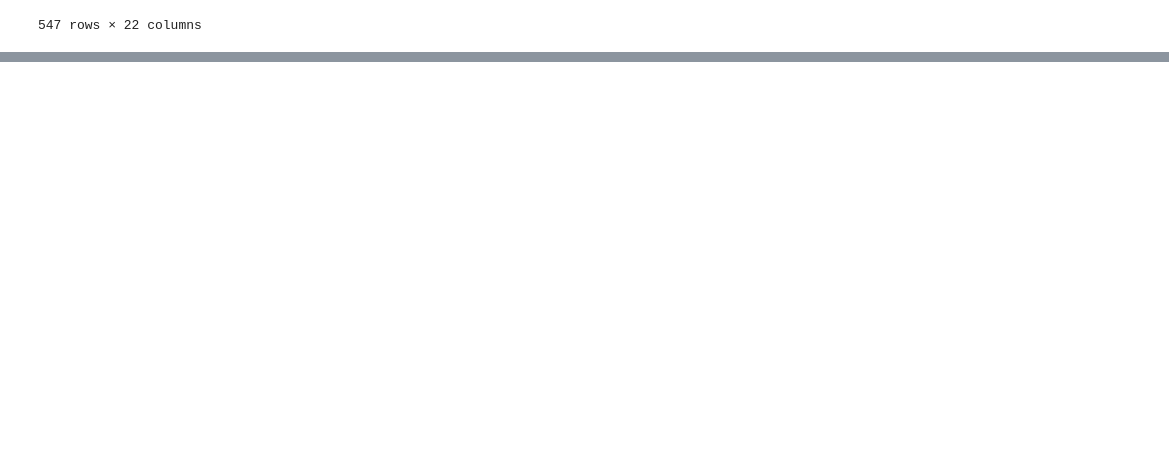
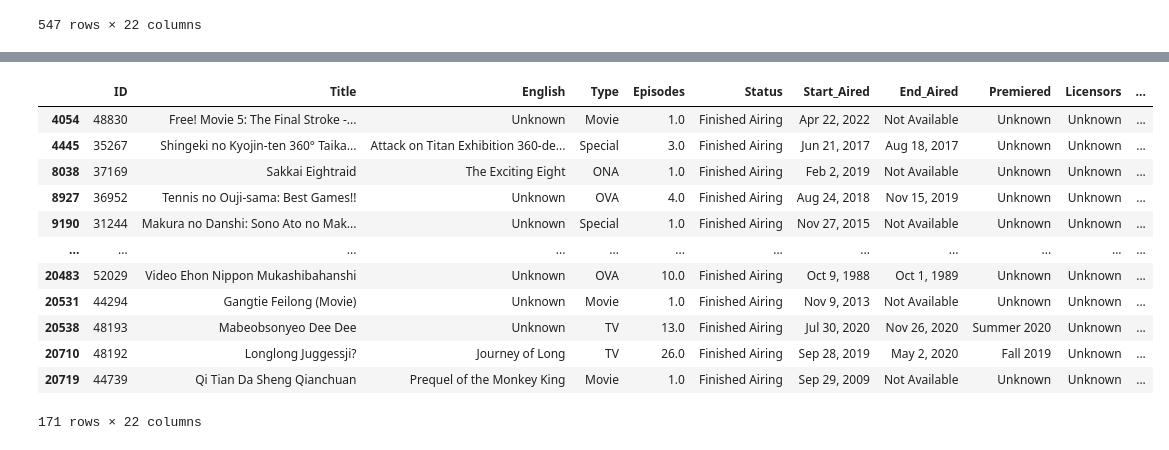
Before and after one commit to Robeliom15/Anime_Top_Ten, a Jupyter notebook: cleaning.ipynb, the cells around one changed output, grey strips where cells are left out. Saved outputs shown, nothing was run; the diff lists cells and outputs as text; code cells hidden in the pictures; blank space fills up the shorter version.

```diff
--- a/cleaning.ipynb
+++ b/cleaning.ipynb
@@ -112,9 +120,12 @@ a2.loc[a2.loc[:, "Episodes"].isna(), :]
 547 rows × 22 columns
 # %%
 a2.drop(
-    a2[(a2["Status"] == "Not yet aired")
-    &
-    (a2["Status"] == "Currently Airing")
+    a2[a2['Status'] == "Not yet aired"
     ].index, inplace=True
     )
+# %%
+a2.drop(
+    a2[a2['Status'] == "Currently Airing"
+    ].index, inplace=True
+    )
 # %%
@@ -149,0 +167,2 @@ dtype: int64
+# %%
+a2 = a2.dropna(subset=['Episodes'])
@@ -149,0 +189,16 @@ dtype: int64
+# %%
+a2.loc[a2.loc[:, "Duration_Minutes"].isna(), :]
+# %% [output]
+|  | ID | Title | English | Type | Episodes | Status | Start_Aired | End_Aired | Premiered | Licensors | ... |
+| 4054 | 48830 | Free! Movie 5: The Final Stroke -... | Unknown | Movie | 1.0 | Finished Airing | Apr 22, 2022 | Not Available | Unknown | Unknown | ... |
+| 4445 | 35267 | Shingeki no Kyojin-ten 360° Taika... | Attack on Titan Exhibition 360-de... | Special | 3.0 | Finished Airing | Jun 21, 2017 | Aug 18, 2017 | Unknown | Unknown | ... |
+| 8038 | 37169 | Sakkai Eightraid | The Exciting Eight | ONA | 1.0 | Finished Airing | Feb 2, 2019 | Not Available | Unknown | Unknown | ... |
+| 8927 | 36952 | Tennis no Ouji-sama: Best Games!! | Unknown | OVA | 4.0 | Finished Airing | Aug 24, 2018 | Nov 15, 2019 | Unknown | Unknown | ... |
+| 9190 | 31244 | Makura no Danshi: Sono Ato no Mak... | Unknown | Special | 1.0 | Finished Airing | Nov 27, 2015 | Not Available | Unknown | Unknown | ... |
+| ... | ... | ... | ... | ... | ... | ... | ... | ... | ... | ... | ... |
+| 20483 | 52029 | Video Ehon Nippon Mukashibahanshi | Unknown | OVA | 10.0 | Finished Airing | Oct 9, 1988 | Oct 1, 1989 | Unknown | Unknown | ... |
+| 20531 | 44294 | Gangtie Feilong (Movie) | Unknown | Movie | 1.0 | Finished Airing | Nov 9, 2013 | Not Available | Unknown | Unknown | ... |
+| 20538 | 48193 | Mabeobsonyeo Dee Dee | Unknown | TV | 13.0 | Finished Airing | Jul 30, 2020 | Nov 26, 2020 | Summer 2020 | Unknown | ... |
+| 20710 | 48192 | Longlong Juggessji? | Journey of Long | TV | 26.0 | Finished Airing | Sep 28, 2019 | May 2, 2020 | Fall 2019 | Unknown | ... |
+| 20719 | 44739 | Qi Tian Da Sheng Qianchuan | Prequel of the Monkey King | Movie | 1.0 | Finished Airing | Sep 29, 2009 | Not Available | Unknown | Unknown | ... |
+171 rows × 22 columns
```
Also changed, not shown: parts of 21 cells of this notebook, 1 other file.
